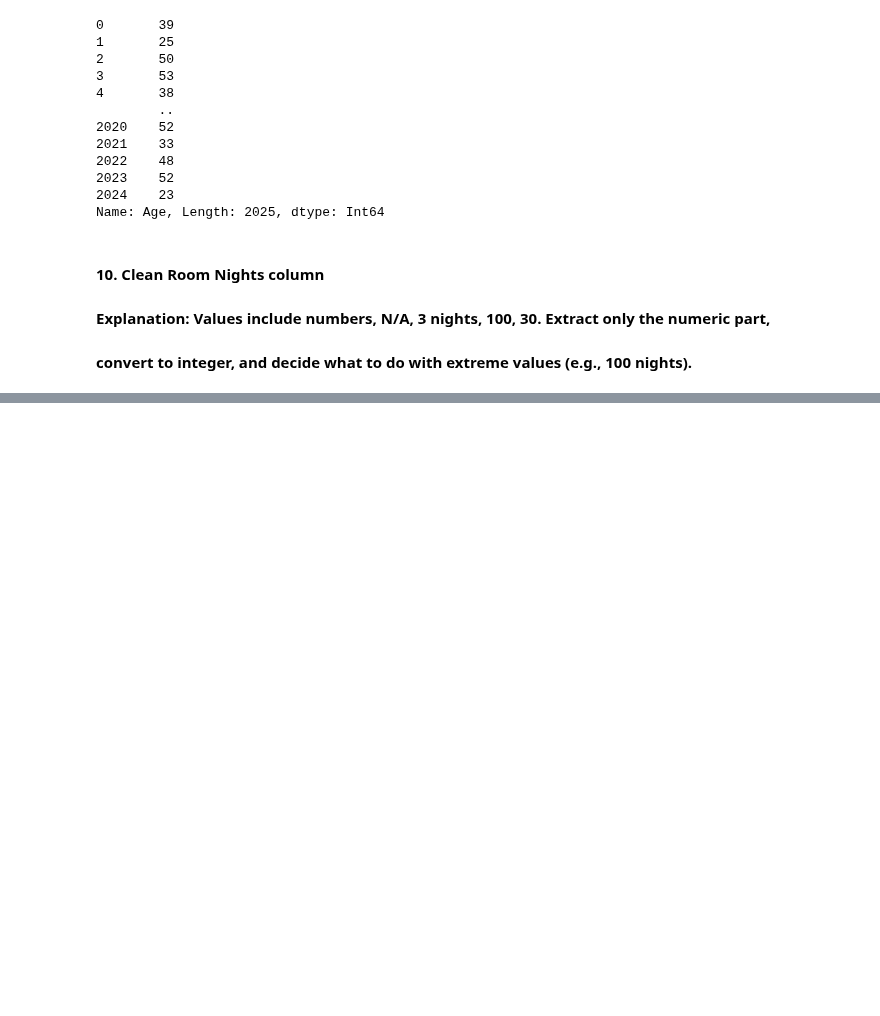
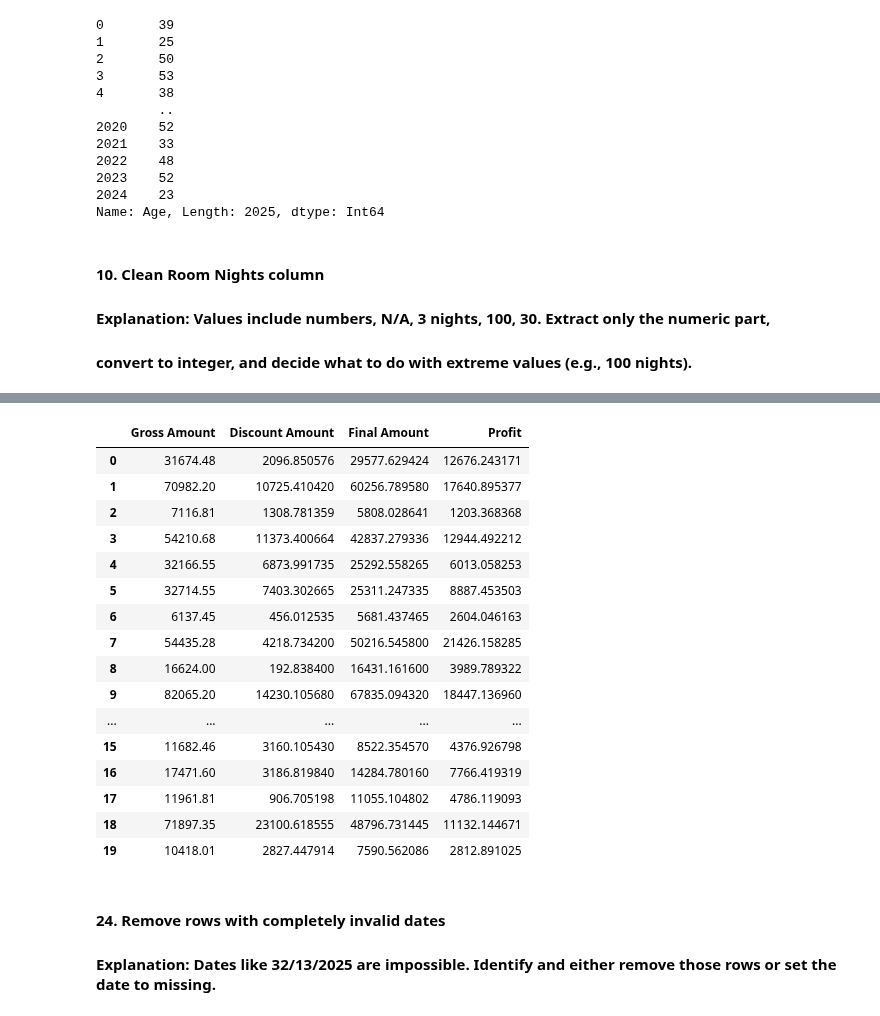
Before and after one commit to rohitdeore2151/python-daily-task, a Jupyter notebook: Task 43 Hotel Dataset — 30 Data Cleaning Questions 20.08.26.ipynb, the cells around one changed output, grey strips where cells are left out. Drawn from its saved outputs; the diff is of its cells as text; code cells hidden in the pictures; blank space fills up the shorter version.

```diff
--- a/Task 43 Hotel Dataset — 30 Data Cleaning Questions 20.08.26.ipynb
+++ b/Task 43 Hotel Dataset — 30 Data Cleaning Questions 20.08.26.ipynb
@@ -268,0 +705,20 @@ df['Room Nights'] = df['Room Nights'].astype('Int64')
+# %%
+df["Customer Name"] = (
+    df["Customer Name"]
+    .astype("string")
+    .str.strip()
+)
+
+df["Customer Name"] = df["Customer Name"].replace(
+    ["", "N/A", "NA", "n/a", "None"],
+    np.nan
+)
+
+df.loc[
+    df["Customer Name"].str.fullmatch(r"\d+", na=False),
+    "Customer Name"
+] = "Unknown"
+
+df["Customer Name"] = df["Customer Name"].fillna("Unknown")
+
+df["Customer Name"].head(20)
@@ -268,0 +790,45 @@ df['Room Nights'] = df['Room Nights'].astype('Int64')
+# %%
+financial_columns = [
+    "Gross Amount",
+    "Discount Amount",
+    "Final Amount",
+    "Profit"
+]
+
+for col in financial_columns:
+    df[col] = pd.to_numeric(df[col], errors="coerce")
+
+df["Gross Amount"] = df["Gross Amount"].fillna(0)
+
+df["Discount Amount"] = df["Discount Amount"].fillna(0)
+
+df["Final Amount"] = df["Final Amount"].fillna(
+    df["Gross Amount"] - df["Discount Amount"]
+)
+
+df["Profit"] = df["Profit"].fillna(
+    df["Final Amount"]
+)
+
+df[financial_columns].head(20)
+# %% [output]
+|  | Gross Amount | Discount Amount | Final Amount | Profit |
+| 0 | 31674.48 | 2096.850576 | 29577.629424 | 12676.243171 |
+| 1 | 70982.20 | 10725.410420 | 60256.789580 | 17640.895377 |
+| 2 | 7116.81 | 1308.781359 | 5808.028641 | 1203.368368 |
+| 3 | 54210.68 | 11373.400664 | 42837.279336 | 12944.492212 |
+| 4 | 32166.55 | 6873.991735 | 25292.558265 | 6013.058253 |
+| 5 | 32714.55 | 7403.302665 | 25311.247335 | 8887.453503 |
+| 6 | 6137.45 | 456.012535 | 5681.437465 | 2604.046163 |
+| 7 | 54435.28 | 4218.734200 | 50216.545800 | 21426.158285 |
+| 8 | 16624.00 | 192.838400 | 16431.161600 | 3989.789322 |
+| 9 | 82065.20 | 14230.105680 | 67835.094320 | 18447.136960 |
+| ... | ... | ... | ... | ... |
+| 15 | 11682.46 | 3160.105430 | 8522.354570 | 4376.926798 |
+| 16 | 17471.60 | 3186.819840 | 14284.780160 | 7766.419319 |
+| 17 | 11961.81 | 906.705198 | 11055.104802 | 4786.119093 |
+| 18 | 71897.35 | 23100.618555 | 48796.731445 | 11132.144671 |
+| 19 | 10418.01 | 2827.447914 | 7590.562086 | 2812.891025 |
+# %% [markdown]
+#### 24. Remove rows with completely invalid dates
+#### Explanation: Dates like 32/13/2025 are impossible. Identify and either remove those rows or set the date to missing.
```
Also changed, not shown: parts of 39 cells of this notebook.
